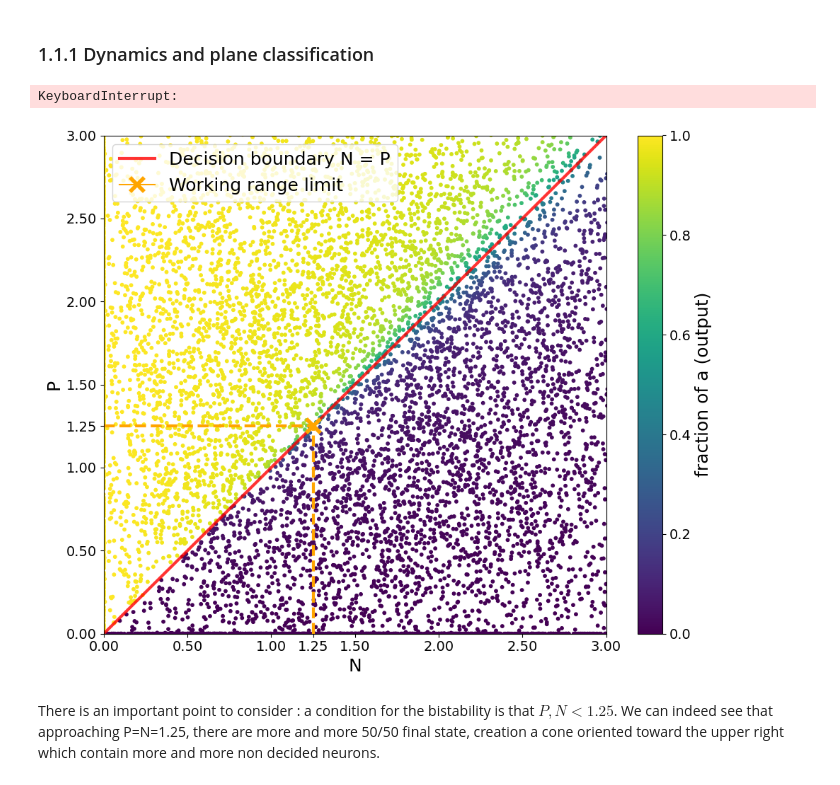
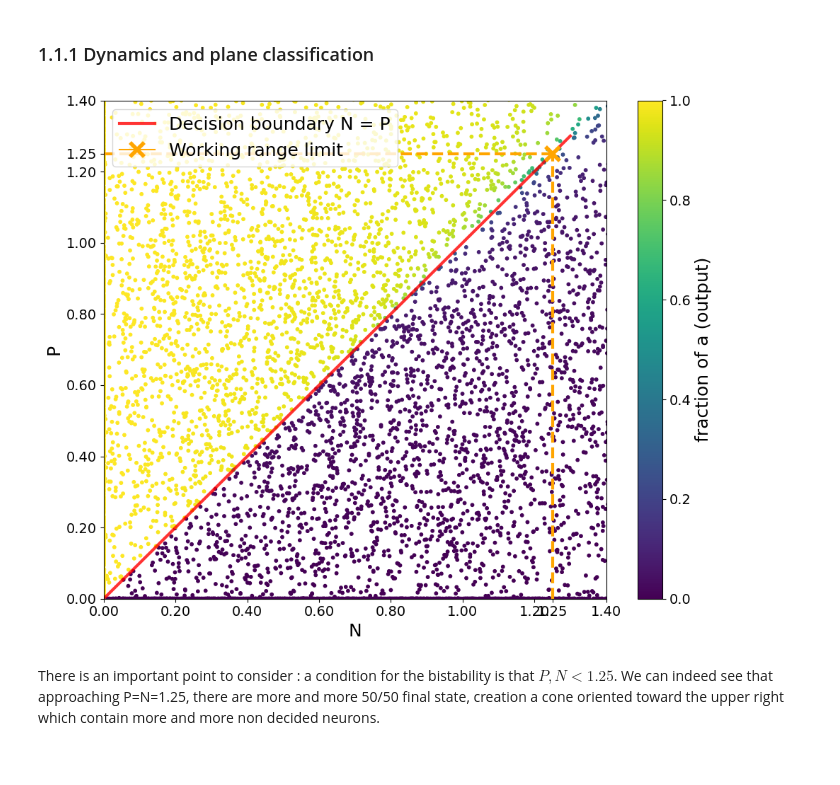
Before and after one commit to Aeronobase/Code-neural-network-with-CRNs, a Jupyter notebook: Sym Neuron-Rondelez_4_Response delay.ipynb, the cells around one changed output. Cells and saved outputs as stored; diff of their text form; code cells hidden in the pictures.

```diff
--- a/Sym Neuron-Rondelez_4_Response delay.ipynb
+++ b/Sym Neuron-Rondelez_4_Response delay.ipynb
@@ -58,9 +58,11 @@ lambda_a = 1.0
 lambda_b = 1.0
 
 # --- Parameter grid for numerical integration ---
+xlimit=1.3
+ylimit=1.3
 nb_of_points = 100
-P_grid = np.linspace(0.0, 3, nb_of_points)  # P entre 0 et 1.25
-N_grid = np.linspace(0.0, 3, nb_of_points)  # N entre 0 et 1.25
+P_grid = np.linspace(0.0, ylimit, nb_of_points)  # P entre 0 et 1.25
+N_grid = np.linspace(0.0, xlimit, nb_of_points)  # N entre 0 et 1.25
 
 # Noise parameters
 noise_sigma = 0.6  # écart-type du bruit gaussien ajouté
@@ -107,8 +109,6 @@ P_plot = results[:, 0]
 N_plot = results[:, 1]
 a_low_plot = results[:, 2]
 b_low_plot = results[:, 3]
-# %% [output]
-KeyboardInterrupt:
 # %%
 # --- Plot the phase diagram ---
 fig, ax = plt.subplots(figsize=(10, 8))
@@ -121,37 +121,38 @@ ax.set_ylabel("P", fontsize=18)
 
 cbar = plt.colorbar(sc, ax=ax)
 cbar.set_label("fraction of a (output)", fontsize=18)
 cbar.ax.tick_params(labelsize=14)
 
+
 # Tracé de la diagonale N = P
-ax.plot([0, 3], [0, 3], color='red', alpha=0.8, label='Decision boundary N = P', linewidth=3)
+ax.plot([0, xlimit], [0, ylimit], color='red', alpha=0.8, label='Decision boundary N = P', linewidth=3)
 
 # Tracé des traits pointillés partant de (1.25,1.25) jusqu'aux axes
 x_cross, y_cross = 1.25, 1.25
 ax.plot([x_cross, x_cross], [0, y_cross], color='orange', linestyle='--', linewidth=3)
 ax.plot([0, x_cross], [y_cross, y_cross], color='orange', linestyle='--', linewidth=3)
 ax.plot(x_cross, y_cross, marker='x', color='orange', markersize=15, mew=4, label='Working range limit')
 
 # Limiter les axes entre 0 et 3
-ax.set_xlim(0, 3)
-ax.set_ylim(0, 3)
+ax.set_xlim(0, xlimit)
+ax.set_ylim(0, ylimit)
 
 # Ajouter la graduation 1.25 sur les axes
 xticks = list(ax.get_xticks()) + [1.25]
 yticks = list(ax.get_yticks()) + [1.25]
 ax.set_xticks(sorted(set(xticks)))
 ax.set_yticks(sorted(set(yticks)))
 
 # Augmenter la taille des ticks
 ax.tick_params(axis='both', which='major', labelsize=14)
 
 # Légende en haut à gauche
 ax.legend(fontsize=18, loc='upper left')
 
 plt.tight_layout()
 plt.show()
 # %% [output]
-[figure, old version]
+[figure, new version]
 # %% [markdown]
 There is an important point to consider : a condition for the bistability is that $P,N<1.25$. We can indeed see that approaching P=N=1.25, there are more and more 50/50 final state, creation a cone oriented toward the upper right which contain more and more non decided neurons.
 # %% [markdown]
```
Also changed, not shown: parts of 8 cells of this notebook, 2 other files.
